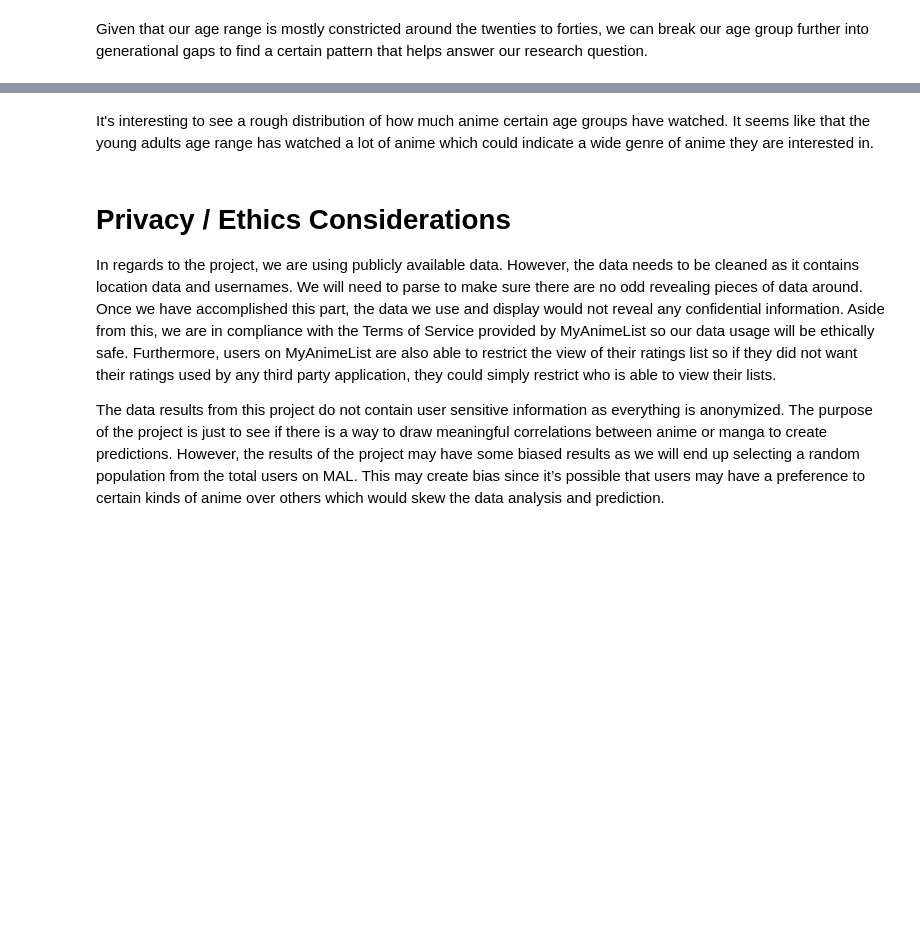
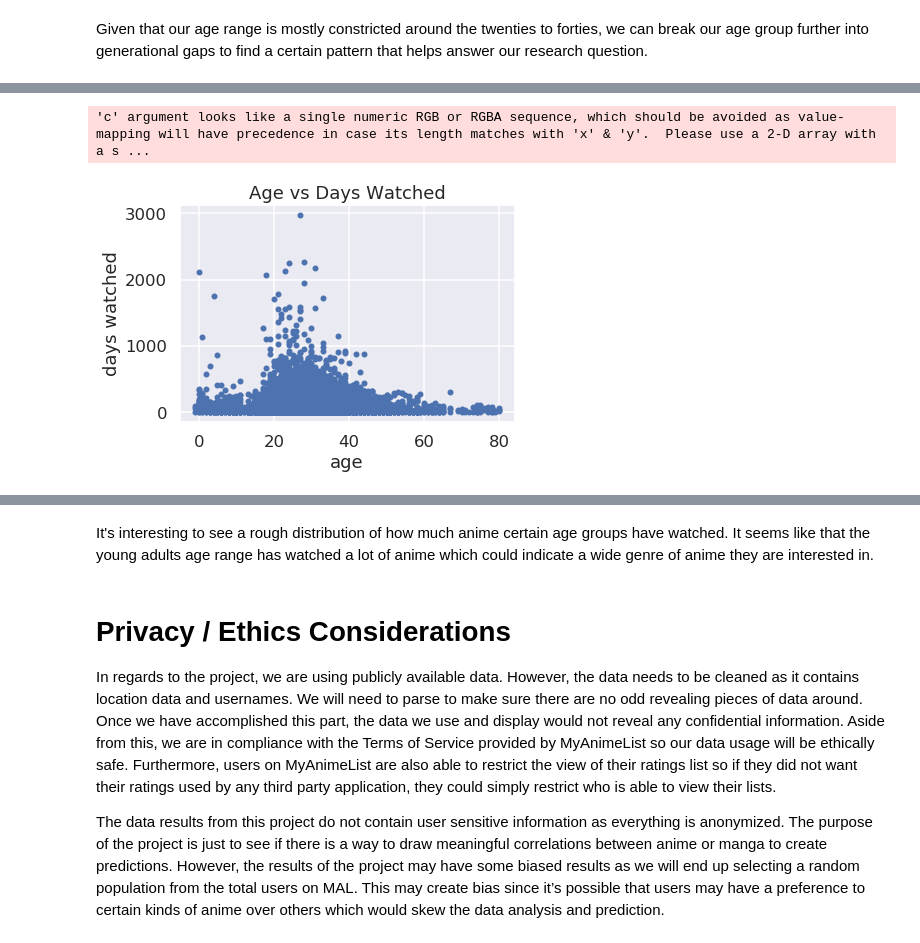
Before and after one commit to Dhandal/COGS108ProjectFinal, a Jupyter notebook: FinalProject.ipynb, the cells around one changed output, grey strips where cells are left out. Drawn from its saved outputs; the diff is of its cells as text; code cells hidden in the pictures; blank space fills up the shorter version.

Commit message:
Added graphs
Added graphs for total days watched per age group and average days watched per age group. The total days watched is so skewed that the graph isn't very legible

```diff
--- a/FinalProject.ipynb
+++ b/FinalProject.ipynb
@@ -117,0 +108,28 @@ plt.show()
+# %%
+#creates the data frame, adding in the age column
+df = pd.DataFrame(pd.read_csv('users_filtered.csv'))
+now = pd.Timestamp('now')
+
+
+df = df.drop([78772, 89578])
+df['birth_date'] = pd.to_datetime(df['birth_date'], format='%Y-%m-%d')
+df['age'] = (now - df['birth_date']).astype('<m8[Y]').astype(int)
+# %%
+#cleans up the data, getting rid of any values that seem false
+for i, r in df.iterrows():
+    age = r['age']
+    if age > 80 or r['user_days_spent_watching'] > 3000:
+        df = df.drop(i)
+# %%
+
+df['age'] = pd.to_numeric(df['age'])
+df['user_days_spent_watching'] = pd.to_numeric(df['user_days_spent_watching'])
+#scatter plot
+ax = df.plot( x = 'age',y = 'user_days_spent_watching',kind = 'scatter')
+plt.ylabel('days watched')
+plt.title('Age vs Days Watched')
+
+plt.show()
+# %% [output]
+'c' argument looks like a single numeric RGB or RGBA sequence, which should be avoided as value-mapping will have precedence in case its length matches with 'x' & 'y'.  Please use a 2-D array with a s ...
+[figure, added]
```
Also changed, not shown: parts of 7 cells of this notebook.
